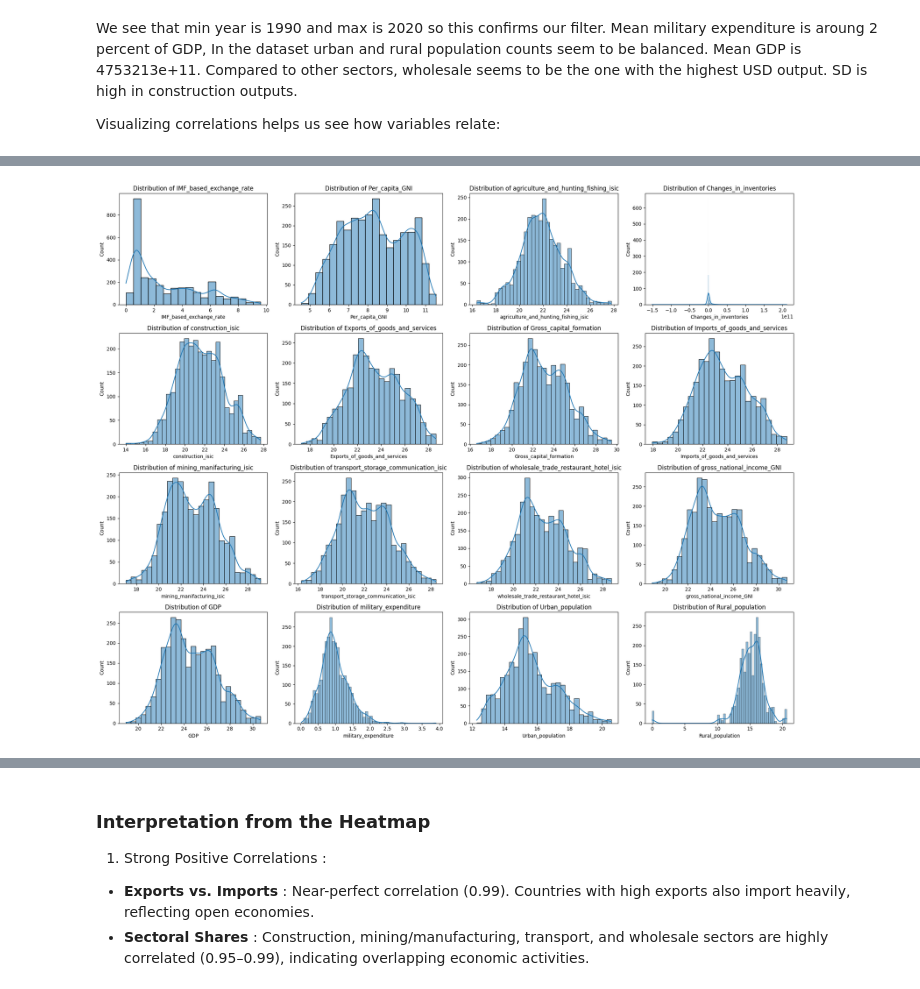
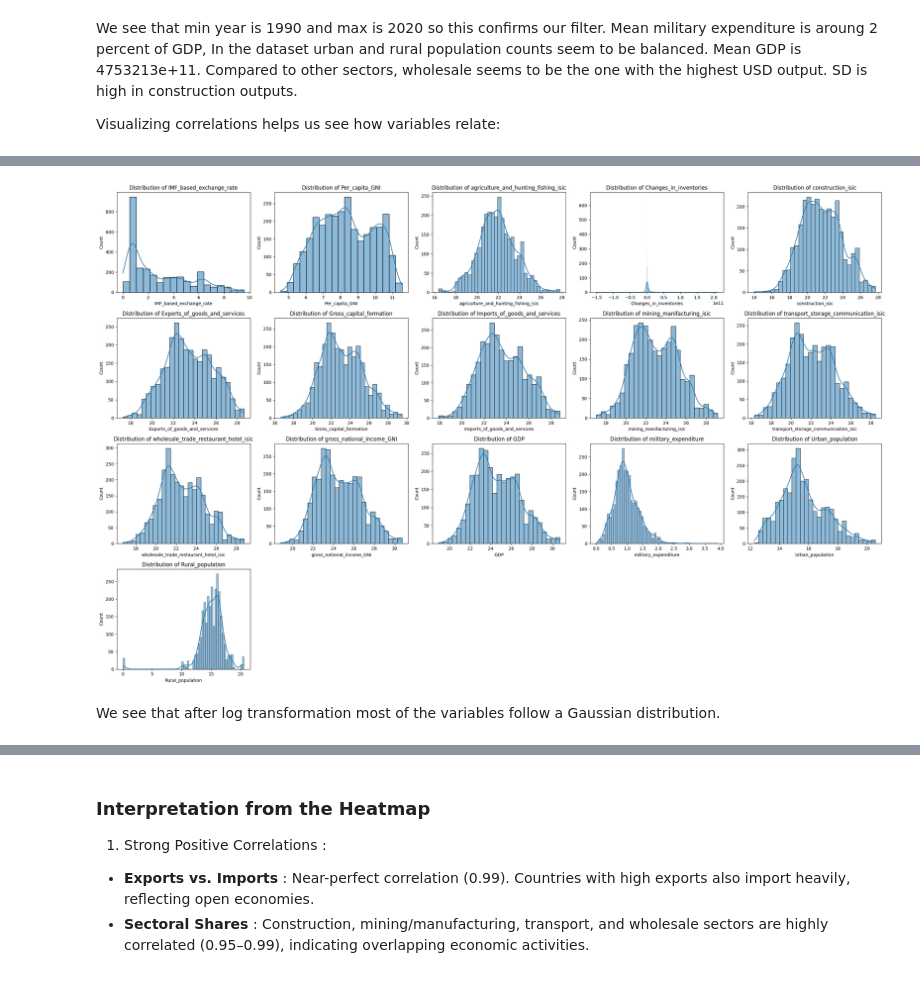
Before and after one commit to irmakoz1/ML1-HSLU, a Jupyter notebook: ML1-Project_TeamDraft_v2.ipynb, the cells around one changed output, grey strips where cells are left out. Cells and saved outputs as stored; diff of their text form; code cells hidden in the pictures.

```diff
--- a/ML1-Project_TeamDraft_v2.ipynb
+++ b/ML1-Project_TeamDraft_v2.ipynb
@@ -210,7 +180,7 @@ cols   = 4
 n      = len(features)
 rows   = math.ceil(n / cols)
 
-fig, axes = plt.subplots(rows, cols, figsize=(cols * 5, rows * 4), sharex=False, sharey=False)
+fig, axes = plt.subplots(rows, cols, figsize=(cols * 5, rows * 3), sharex=False, sharey=False)
 
 axes = axes.flatten()
 
@@ -237,23 +207,25 @@ df_log = data.copy()
 df_log[selected_cols] = np.log1p(df_log[selected_cols])  # or np.log1p() if values may be zero
 # %%
 # 🚩
-cols   = 4
+cols   = 5
 n      = len(features)
 rows   = math.ceil(n / cols)
 
 fig, axes = plt.subplots(rows, cols, figsize=(cols * 5, rows * 4), sharex=False, sharey=False)
 
 axes = axes.flatten()
 
 for i, feature in enumerate(features):
     sns.histplot(df_log[feature], kde=True, ax=axes[i])
     axes[i].set_title(f'Distribution of {feature}')
 
 for j in range(i + 1, rows * cols):
     axes[j].set_visible(False)
 
 plt.tight_layout()
 plt.show()
 # %% [output]
-[figure, old version]
+[figure, new version]
+# %% [markdown]
+We see that after log transformation most of the variables follow a Gaussian distribution.
 # %%
```
Also changed, not shown: parts of 84 cells of this notebook, 8 other files.
